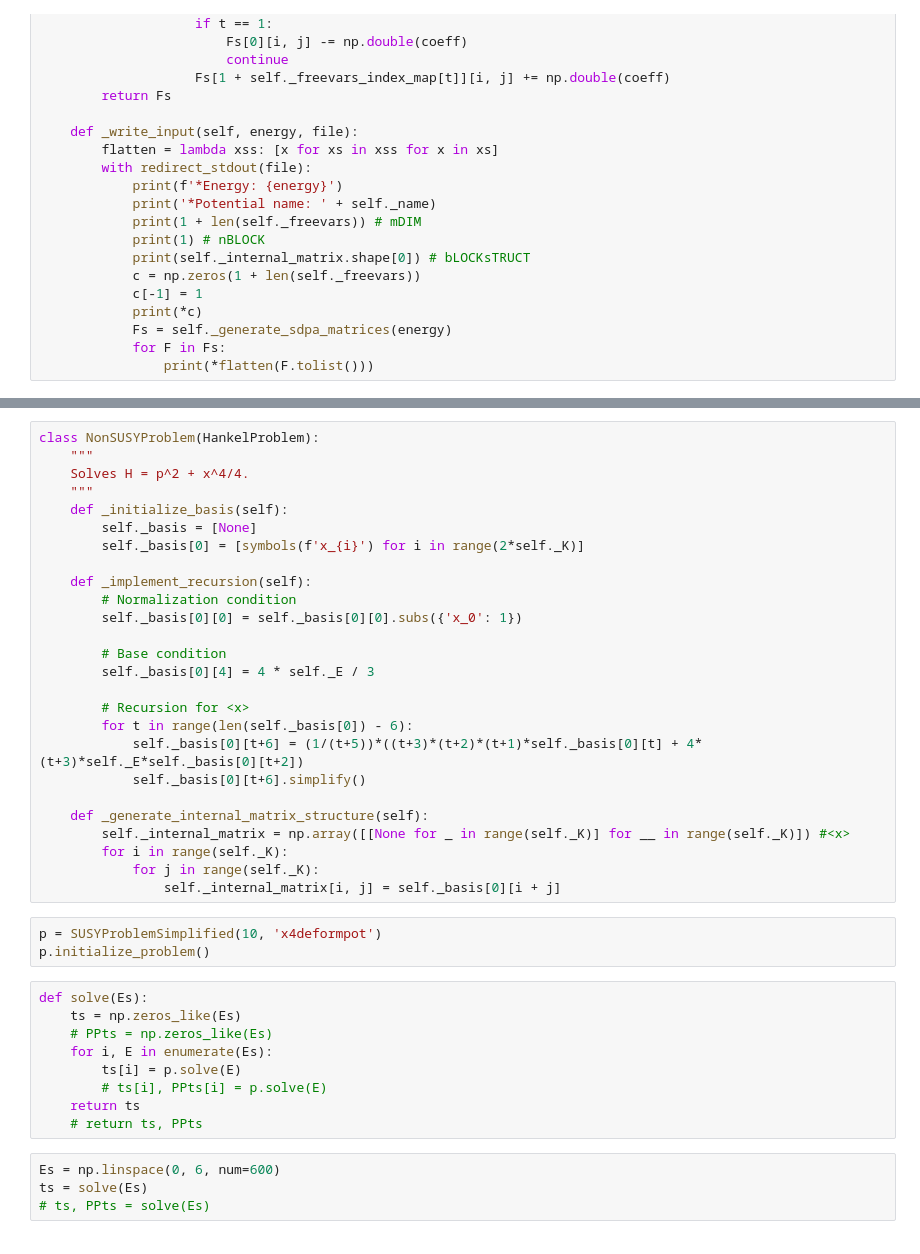
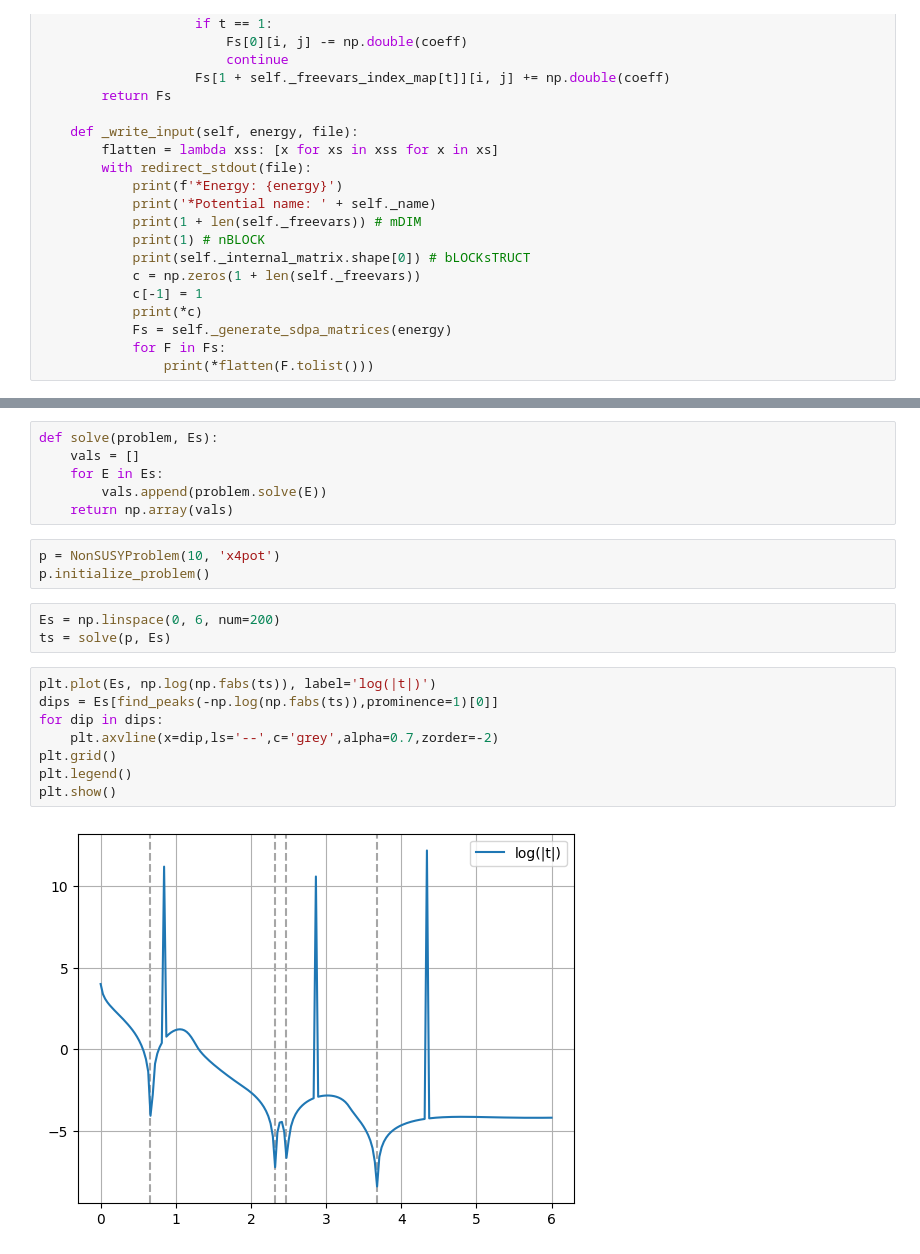
Before and after one commit to Newtech66/mtp-matrix-bootstrap, a Jupyter notebook: sdpa/sdpa_susy.ipynb, the cells around one changed output, grey strips where cells are left out. Cells and saved outputs as stored; diff of their text form.

```diff
--- a/sdpa/sdpa_susy.ipynb
+++ b/sdpa/sdpa_susy.ipynb
@@ -232,42 +226,22 @@ class SUSYProblemSimplified(HankelProblem):
-# %%
-class NonSUSYProblem(HankelProblem):
-    """
-    Solves H = p^2 + x^4/4.
-    """
-    def _initialize_basis(self):
-        self._basis = [None]
-        self._basis[0] = [symbols(f'x_{i}') for i in range(2*self._K)]
-
-    def _implement_recursion(self):
-        # Normalization condition
-        self._basis[0][0] = self._basis[0][0].subs({'x_0': 1})
-
-        # Base condition
-        self._basis[0][4] = 4 * self._E / 3
-
-        # Recursion for <x>
-        for t in range(len(self._basis[0]) - 6):
-            self._basis[0][t+6] = (1/(t+5))*((t+3)*(t+2)*(t+1)*self._basis[0][t] + 4*(t+3)*self._E*self._basis[0][t+2])
-            self._basis[0][t+6].simplify()
-
-    def _generate_internal_matrix_structure(self):
-        self._internal_matrix = np.array([[None for _ in range(self._K)] for __ in range(self._K)]) #<x>
-        for i in range(self._K):
-            for j in range(self._K):
-                self._internal_matrix[i, j] = self._basis[0][i + j]
+# %%
+def solve(problem, Es):
+    vals = []
+    for E in Es:
+        vals.append(problem.solve(E))
+    return np.array(vals)
 # %%
-p = SUSYProblemSimplified(10, 'x4deformpot')
+p = NonSUSYProblem(10, 'x4pot')
 p.initialize_problem()
-# %%
-def solve(Es):
-    ts = np.zeros_like(Es)
-    # PPts = np.zeros_like(Es)
-    for i, E in enumerate(Es):
-        ts[i] = p.solve(E)
-        # ts[i], PPts[i] = p.solve(E)
-    return ts
-    # return ts, PPts
 # %%
-Es = np.linspace(0, 6, num=600)
-ts = solve(Es)
-# ts, PPts = solve(Es)
+Es = np.linspace(0, 6, num=200)
+ts = solve(p, Es)
+# %%
+plt.plot(Es, np.log(np.fabs(ts)), label='log(|t|)')
+dips = Es[find_peaks(-np.log(np.fabs(ts)),prominence=1)[0]]
+for dip in dips:
+    plt.axvline(x=dip,ls='--',c='grey',alpha=0.7,zorder=-2)
+plt.grid()
+plt.legend()
+plt.show()
+# %% [output]
+[figure, added]
```
Also changed, not shown: parts of 8 cells of this notebook, 4 other files.
